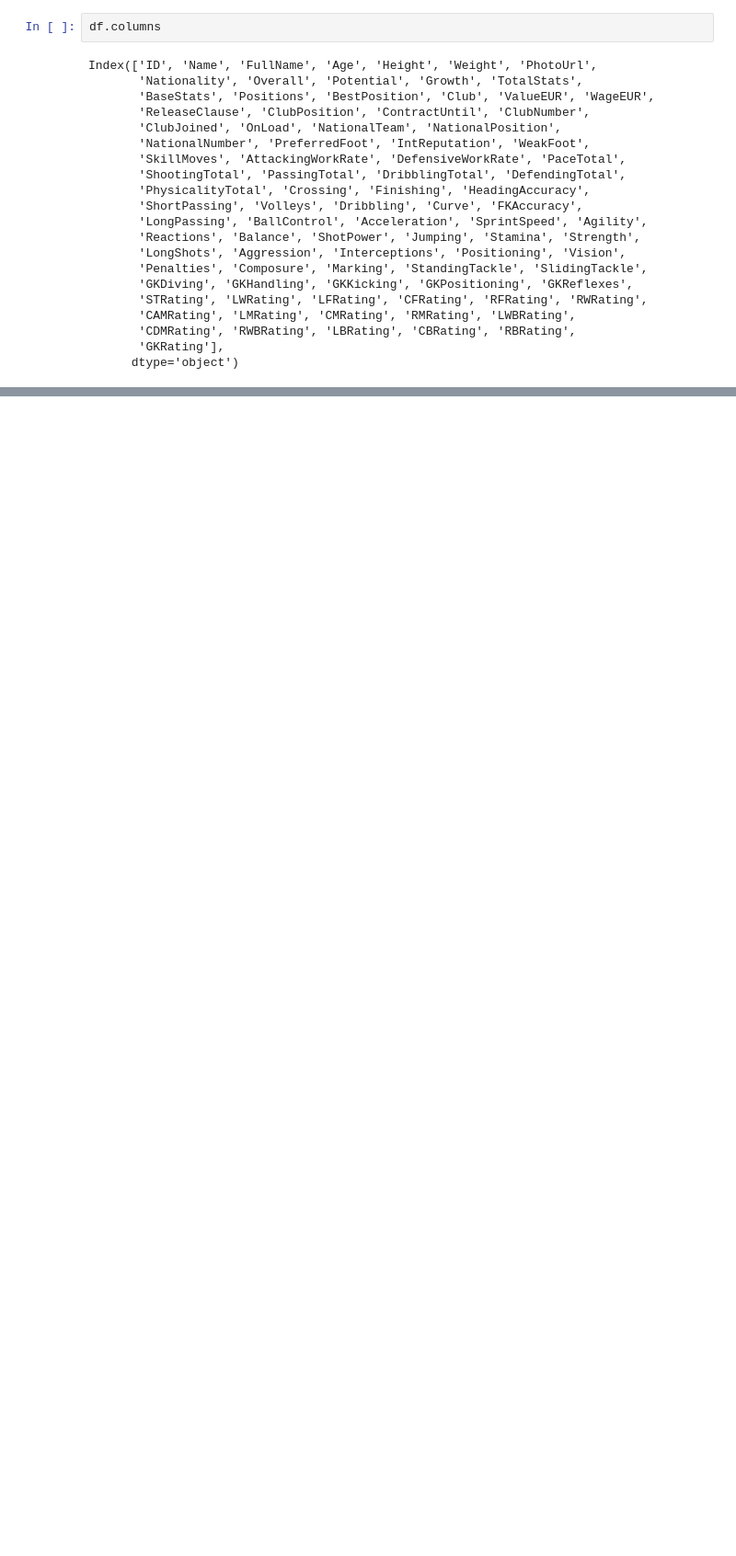
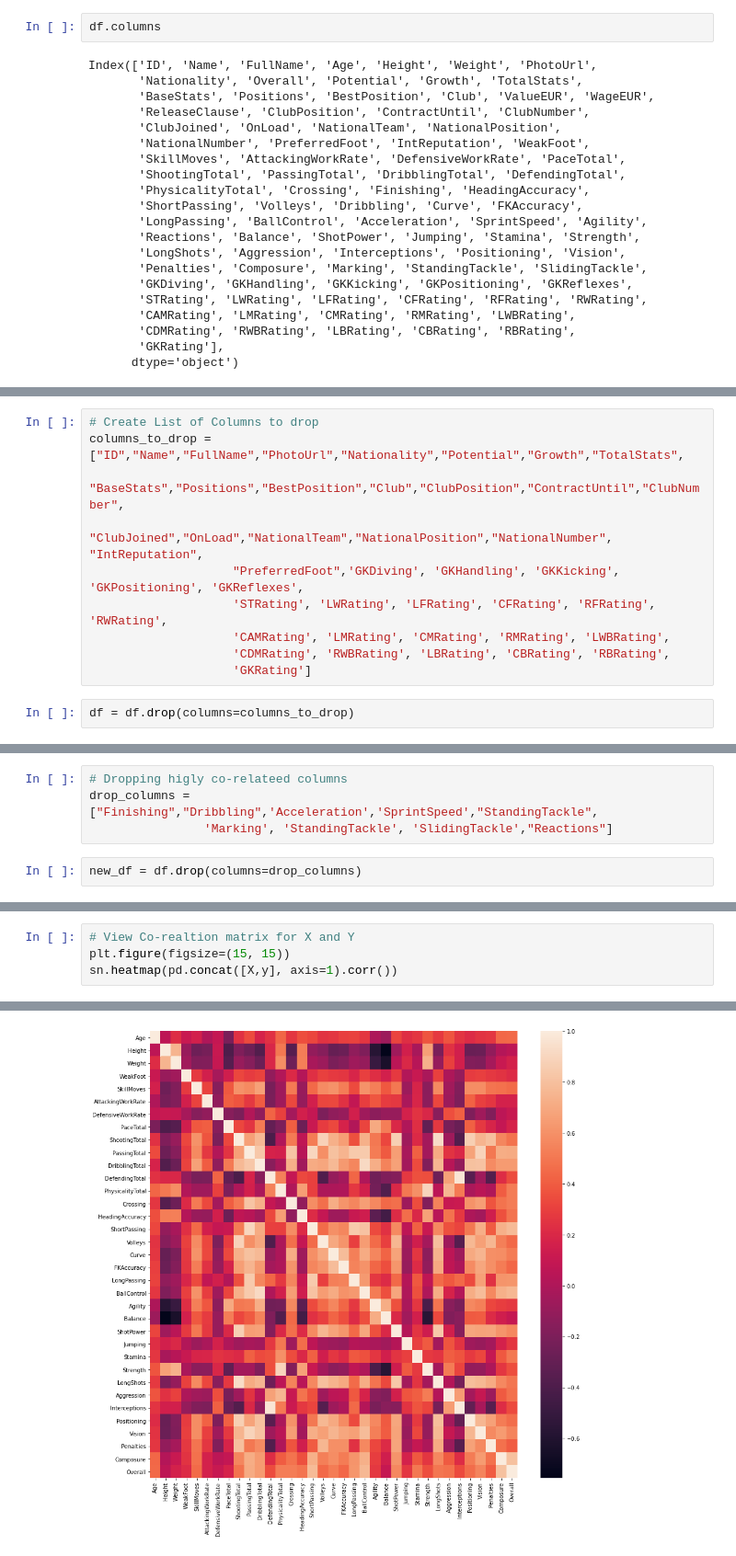
Before and after one commit to juliemcbaker/FIFA-22-Predictions, a Jupyter notebook: high_clf_model.ipynb, the cells around one changed output, grey strips where cells are left out. Shown at 92% size. Drawn from its saved outputs; the diff is of its cells as text; blank space fills up the shorter version.

```diff
--- a/high_clf_model.ipynb
+++ b/high_clf_model.ipynb
@@ -145,0 +43,12 @@ sns.heatmap(pd.concat([X,y], axis=1).corr())
+# %%
+# Create List of Columns to drop
+columns_to_drop = ["ID","Name","FullName","PhotoUrl","Nationality","Potential","Growth","TotalStats",
+                    "BaseStats","Positions","BestPosition","Club","ClubPosition","ContractUntil","ClubNumber",
+                    "ClubJoined","OnLoad","NationalTeam","NationalPosition","NationalNumber", "IntReputation",
+                    "PreferredFoot",'GKDiving', 'GKHandling', 'GKKicking', 'GKPositioning', 'GKReflexes',
+                    'STRating', 'LWRating', 'LFRating', 'CFRating', 'RFRating', 'RWRating',
+                    'CAMRating', 'LMRating', 'CMRating', 'RMRating', 'LWBRating',
+                    'CDMRating', 'RWBRating', 'LBRating', 'CBRating', 'RBRating',
+                    'GKRating']
+# %%
+df = df.drop(columns=columns_to_drop)
@@ -145,0 +78,6 @@ sns.heatmap(pd.concat([X,y], axis=1).corr())
+# %%
+# Dropping higly co-relateed columns
+drop_columns = ["Finishing","Dribbling",'Acceleration','SprintSpeed',"StandingTackle",
+                'Marking', 'StandingTackle', 'SlidingTackle',"Reactions"]
+# %%
+new_df = df.drop(columns=drop_columns)
@@ -145,0 +170,5 @@ sns.heatmap(pd.concat([X,y], axis=1).corr())
+# %%
+# View Co-realtion matrix for X and Y
+plt.figure(figsize=(15, 15))
+sn.heatmap(pd.concat([X,y], axis=1).corr())
+# %% [output]
@@ -145,0 +176 @@ sns.heatmap(pd.concat([X,y], axis=1).corr())
+[figure, added]
```
Also changed, not shown: parts of 38 cells of this notebook, 2 other files.
